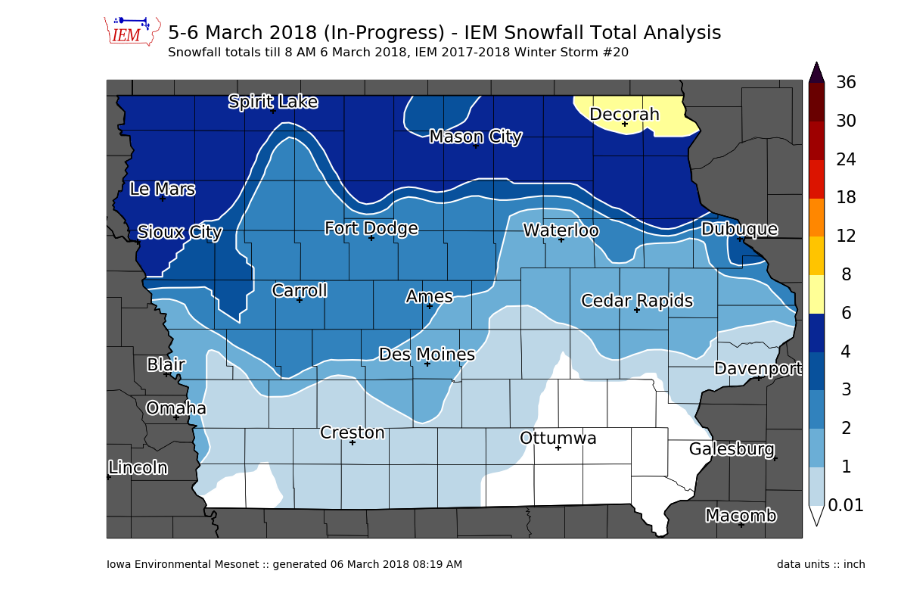
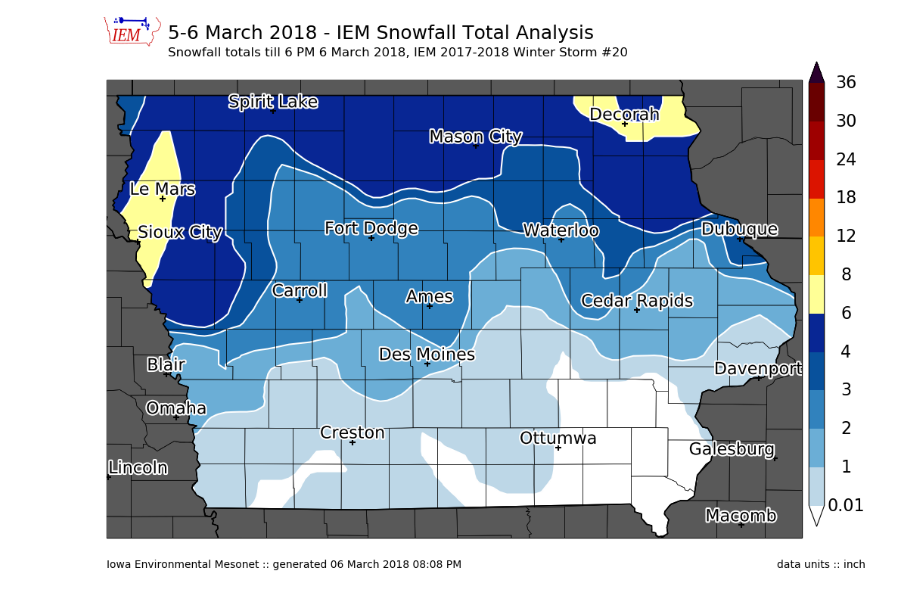
Before and after one commit to akrherz/DEV, a Jupyter notebook: coop/feature_snowfall_analysis.ipynb, the cells around one changed output. Saved outputs shown, nothing was run; the diff lists cells and outputs as text; code cells hidden in the pictures.

```diff
--- a/coop/feature_snowfall_analysis.ipynb
+++ b/coop/feature_snowfall_analysis.ipynb
@@ -110,14 +110,15 @@ if len(newrows) > 0:
     df = df.append(newrows)
 df.set_index('label', inplace=True)
 # %%
-cull = ['LSXI4', 'i18', 'SXGI4', 'IA-CL-3', 'OSEI4', 'OSAI4']
+cull = ['LSXI4', 'SXGI4', 'IA-CL-3', 'OSEI4', 'OSAI4', 'ALBM5', 'PERI4', 'l370',
+       'SIBI4', 'l371', 'l293', 'l357', 'l142']
 if cull:
     df.at[cull, 'useme'] = False
 
-#df.at['CLUI4', 'val'] = 0.1
+df.at['JAMI4', 'val'] = 1.8
 df.at['IA-PK-3', 'val'] = 1.6
-#df.at['IA-HN-4', 'val'] = 1.5
-#df.at['TRPI4', 'val'] = 0.4
+df.at['RINI4', 'val'] = 5.
+df.at['DCRI4', 'val'] = 6.
 df2 = df[df.useme]
 
 
@@ -136,15 +137,15 @@ m.plot_values(df2['lon'], df2['lat'], df2['val'], '%.2f', labels=df2.index.value
 # %%
 # now we are ready to plot!
 
 m = MapPlot(sector='iowa',
-            title='5-6 March 2018 (In-Progress) - IEM Snowfall Total Analysis',
-            subtitle=("Snowfall totals till 8 AM 6 March 2018, "
+            title='5-6 March 2018 - IEM Snowfall Total Analysis',
+            subtitle=("Snowfall totals till 6 PM 6 March 2018, "
                       "IEM 2017-2018 Winter Storm #%s") % (STORM_NUMBER, ))
 m.contourf(df2.lon.values, df2.lat.values, df2.val.values, clevs, cmap=cmap,
           units='inch')
 #m.plot_values(np.array(df2.lon), np.array(df2.lat), np.array(df2.val), '%.2f')
 m.drawcounties()
 m.drawcities()
 m.postprocess(filename='180306.png')
 # %% [output]
-[figure, old version]
+[figure, new version]
```
Also changed, not shown: parts of 1 cell of this notebook, 1 other file.
